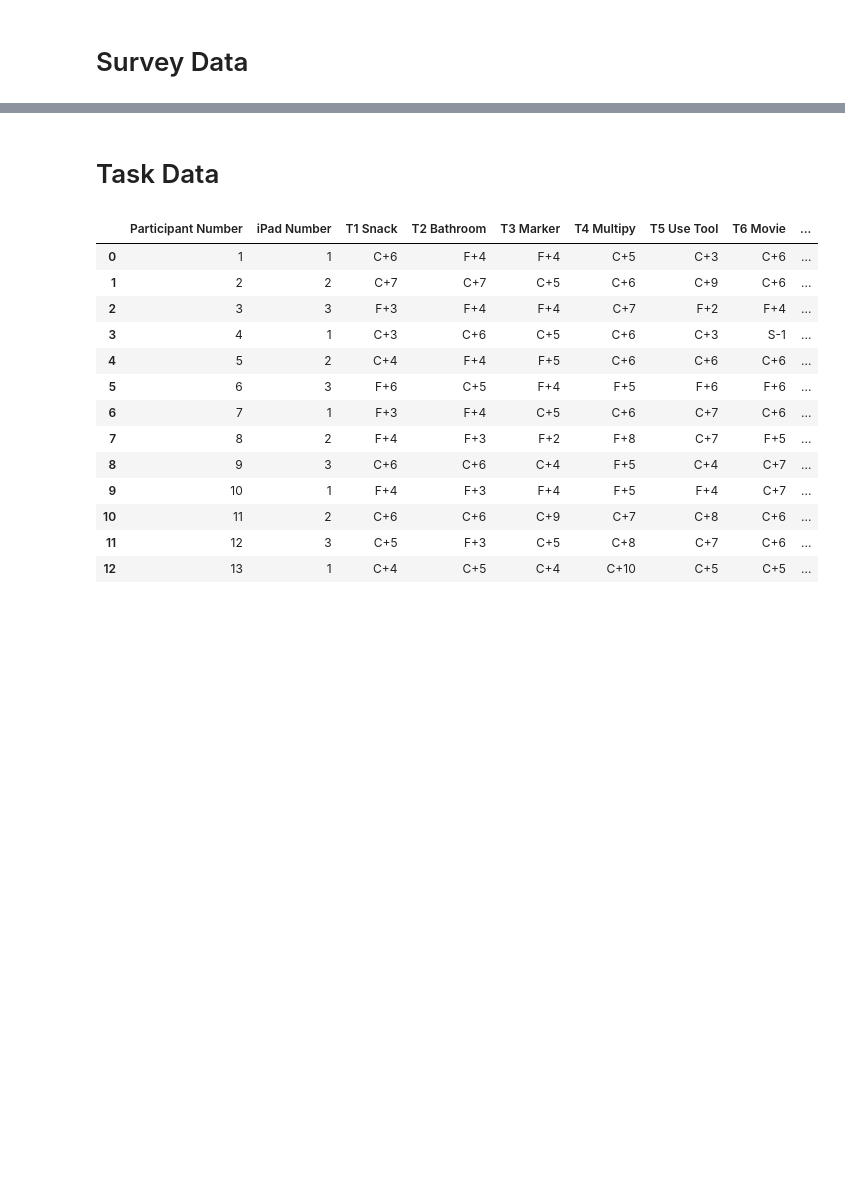
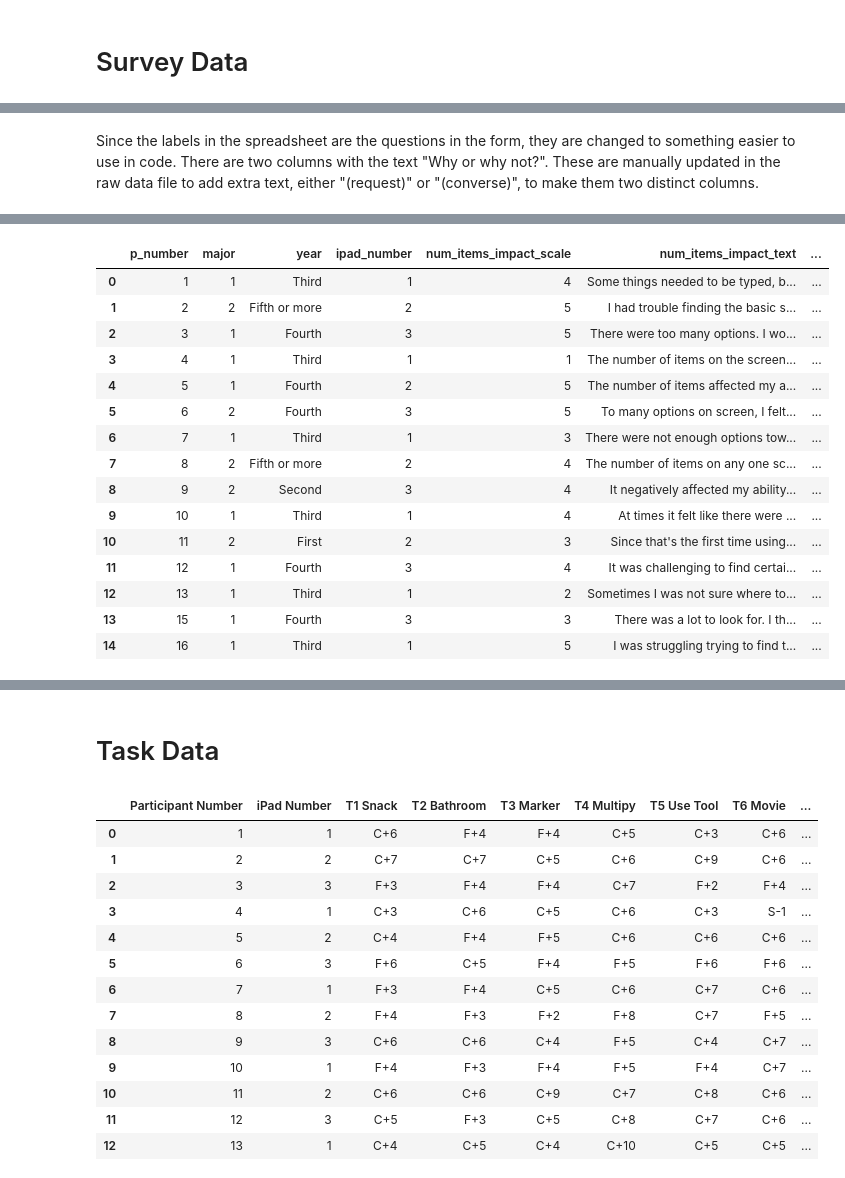
Before and after one commit to BladeF/Thesis-Data-Analysis, a Jupyter notebook: notebooks/data_cleaning.ipynb, the cells around one changed output, grey strips where cells are left out. Saved outputs shown, nothing was run; the diff lists cells and outputs as text; code cells hidden in the pictures; blank space fills up the shorter version.

Commit message:
Parsed out relevant columns in the survey data

```diff
--- a/notebooks/data_cleaning.ipynb
+++ b/notebooks/data_cleaning.ipynb
@@ -25,6 +25,8 @@ survey_df
 | 12 | 13 | Education | Third | 1 | ... |
 | 13 | 15 | Education | Fourth | 3 | ... |
 | 14 | 16 | Education | Third | 1 | ... |
+# %% [markdown]
+Since the labels in the spreadsheet are the questions in the form, they are changed to something easier to use in code. There are two columns with the text "Why or why not?". These are manually updated in the raw data file to add extra text, either "(request)" or "(converse)", to make them two distinct columns.
 # %%
 labels = {"What is your participant number?":"p_number",
           "What is your major?":"major",
@@ -60,3 +62,29 @@ survey_df
 | 12 | 13 | Education | Third | 1 | 2 | Sometimes I was not sure where to... | ... |
 | 13 | 15 | Education | Fourth | 3 | 3 | There was a lot to look for. I th... | ... |
 | 14 | 16 | Education | Third | 1 | 5 | I was struggling trying to find t... | ... |
+# %%
+def parse_major(s):
+    if s == "Education":
+        return 1
+    else:
+        return 2
+
+survey_df["major"] = survey_df["major"].apply(parse_major)
+survey_df
+# %% [output]
+|  | p_number | major | year | ipad_number | num_items_impact_scale | num_items_impact_text | ... |
+| 0 | 1 | 1 | Third | 1 | 4 | Some things needed to be typed, b... | ... |
+| 1 | 2 | 2 | Fifth or more | 2 | 5 | I had trouble finding the basic s... | ... |
+| 2 | 3 | 1 | Fourth | 3 | 5 | There were too many options. I wo... | ... |
+| 3 | 4 | 1 | Third | 1 | 1 | The number of items on the screen... | ... |
+| 4 | 5 | 1 | Fourth | 2 | 5 | The number of items affected my a... | ... |
+| 5 | 6 | 2 | Fourth | 3 | 5 | To many options on screen, I felt... | ... |
+| 6 | 7 | 1 | Third | 1 | 3 | There were not enough options tow... | ... |
+| 7 | 8 | 2 | Fifth or more | 2 | 4 | The number of items on any one sc... | ... |
+| 8 | 9 | 2 | Second | 3 | 4 | It negatively affected my ability... | ... |
+| 9 | 10 | 1 | Third | 1 | 4 | At times it felt like there were ... | ... |
+| 10 | 11 | 2 | First | 2 | 3 | Since that's the first time using... | ... |
+| 11 | 12 | 1 | Fourth | 3 | 4 | It was challenging to find certai... | ... |
+| 12 | 13 | 1 | Third | 1 | 2 | Sometimes I was not sure where to... | ... |
+| 13 | 15 | 1 | Fourth | 3 | 3 | There was a lot to look for. I th... | ... |
+| 14 | 16 | 1 | Third | 1 | 5 | I was struggling trying to find t... | ... |
```
Also changed, not shown: parts of 6 cells of this notebook, 2 other files.
